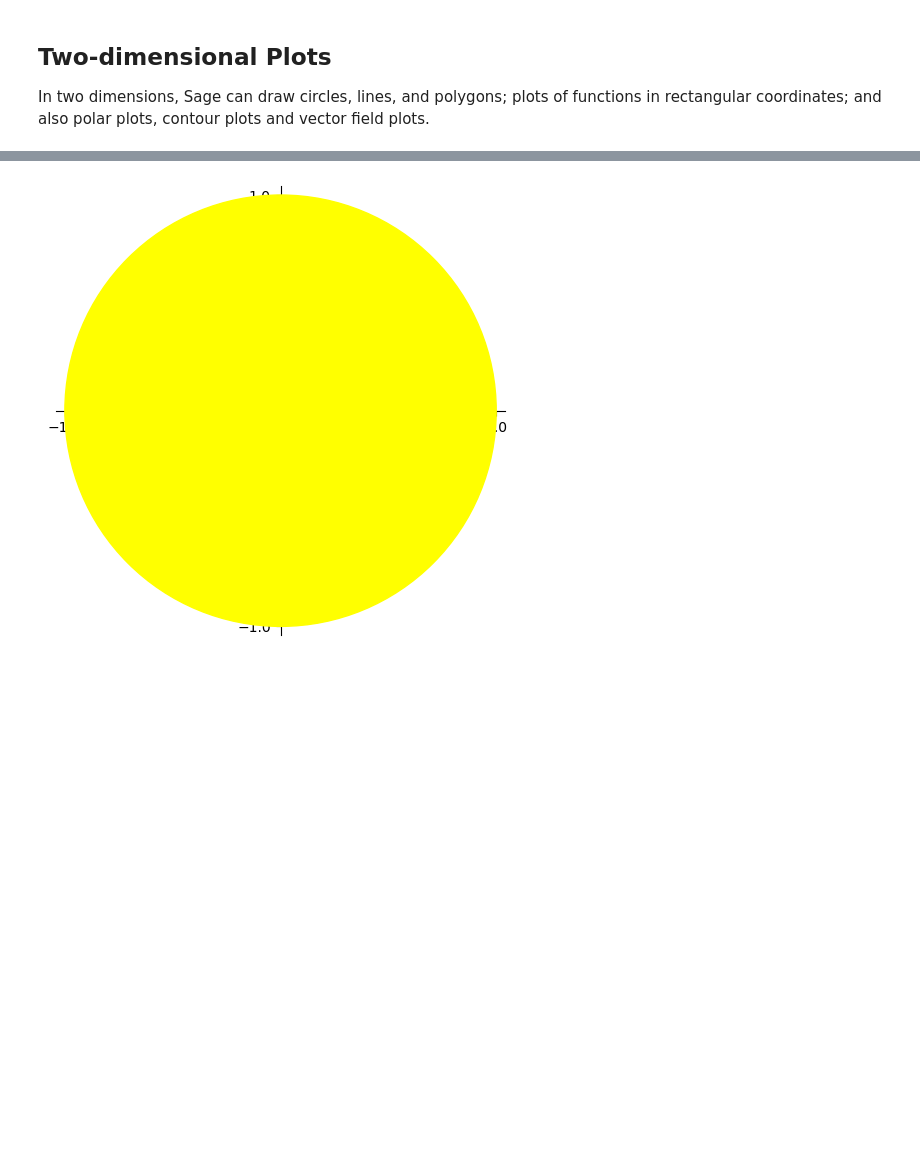
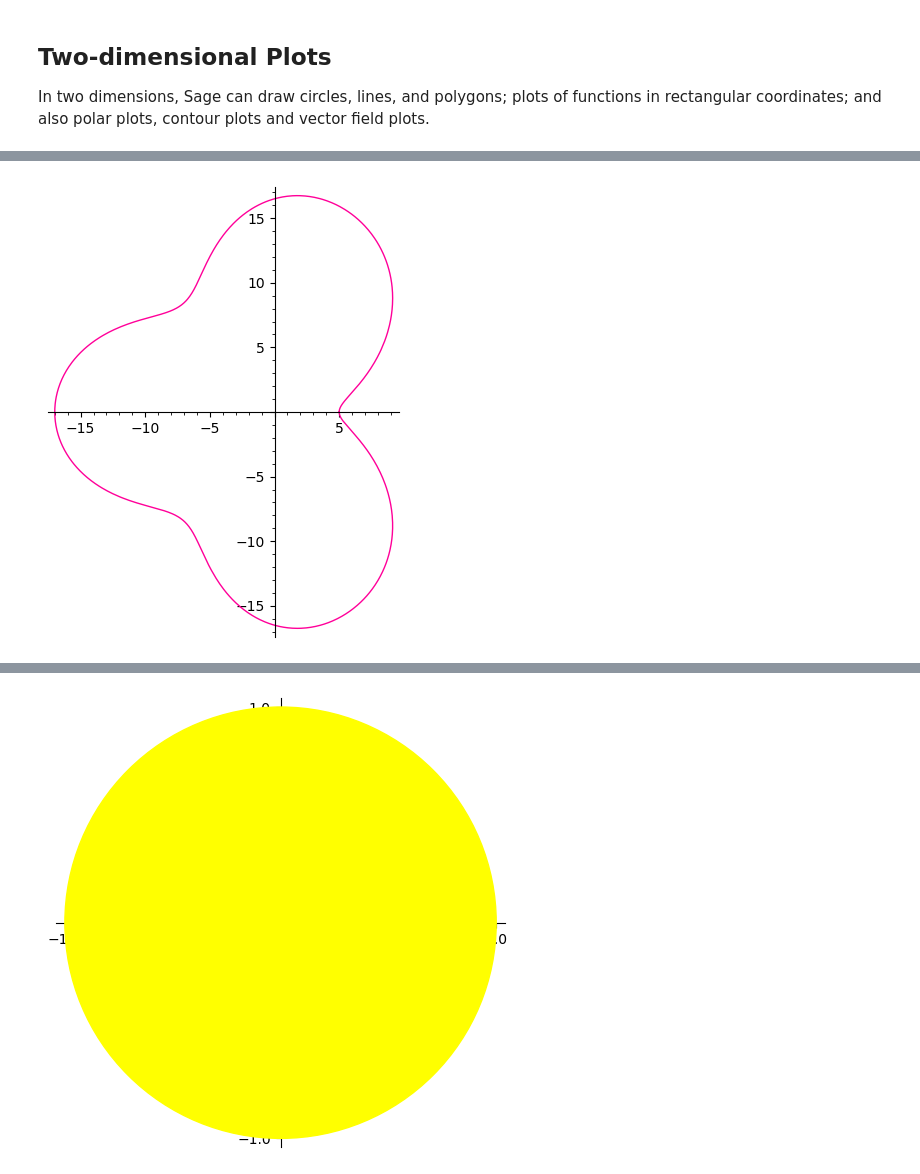
Before and after one commit to jiahaoxiang2000/MATH, a Jupyter notebook: sage/Plotting.ipynb, the cells around one changed output, grey strips where cells are left out. Drawn from its saved outputs; the diff is of its cells as text; code cells hidden in the pictures; blank space fills up the shorter version.

```diff
--- a/sage/Plotting.ipynb
+++ b/sage/Plotting.ipynb
@@ -6,0 +46,23 @@ In two dimensions, Sage can draw circles, lines, and polygons; plots of function
+# %%
+from sage.all import var, sin, cos, sqrt, polar_plot, pi
+
+# Define the variable t
+t = var("t")
+
+# Define the parametric equations
+x_eq = 16 * sin(t) ** 3
+y_eq = 13 * cos(t) - 5 * cos(2 * t) - 2 * cos(3 * t) - cos(4 * t)
+
+# Convert to polar coordinates
+r_eq = sqrt(x_eq**2 + y_eq**2)
+theta_eq = t / 2
+
+# Create the polar plot
+p_polar = polar_plot(r_eq, (theta_eq, 0, 2 * pi), rgbcolor=hue(0.9))
+
+# Show the polar plot
+p_polar.show()
+
+## issue, why the rectangular coordinates is not the same as the polar coordinates? what factor effect the difference?
+# %% [output]
+[figure, added]
```
Also changed, not shown: parts of 6 cells of this notebook.
